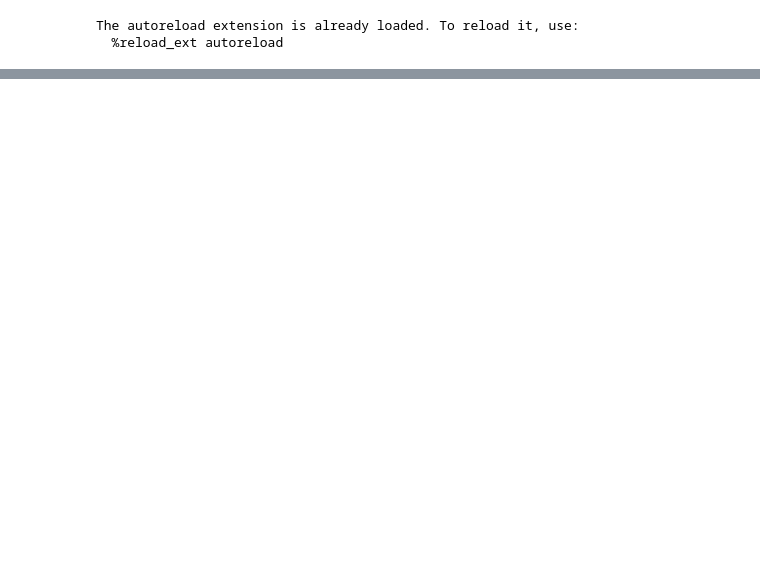
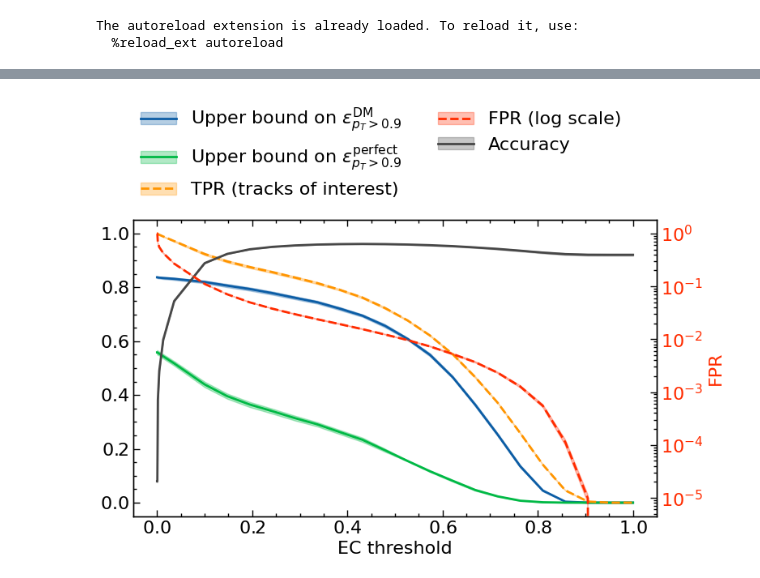
Before and after one commit to gnn-tracking/lst-tracking-hackathon, a Jupyter notebook: notebooks/040_ec_roc_curve.ipynb, the cells around one changed output, grey strips where cells are left out. Saved outputs shown, nothing was run; the diff lists cells and outputs as text; code cells hidden in the pictures; blank space fills up the shorter version.

```diff
--- a/notebooks/040_ec_roc_curve.ipynb
+++ b/notebooks/040_ec_roc_curve.ipynb
@@ -80,0 +277,2 @@ plt.hist(torch.log10(out["W"].detach()), bins=100)
+# %%
+dfmdm = get_maximum_dm_stats(ec, default_data_module.test_dataloader(), thlds)
@@ -80,0 +425,9 @@ plt.hist(torch.log10(out["W"].detach()), bins=100)
+# %%
+tpip = ThresholdPossibilityInfoPlot(dfmdm)
+tpip.plot()
+tpip.plot_errorline("acc", label="Accuracy", ls="-", color="C5")
+tpip.add_legend(loc=(0, 1.05), ncols=2)
+tpip.ax.get_figure().tight_layout()
+# tpip.ax.get_figure().savefig("tpip.pdf")
+# %% [output]
+[figure, added]
```
Also changed, not shown: parts of 20 cells of this notebook, 5 other files.
